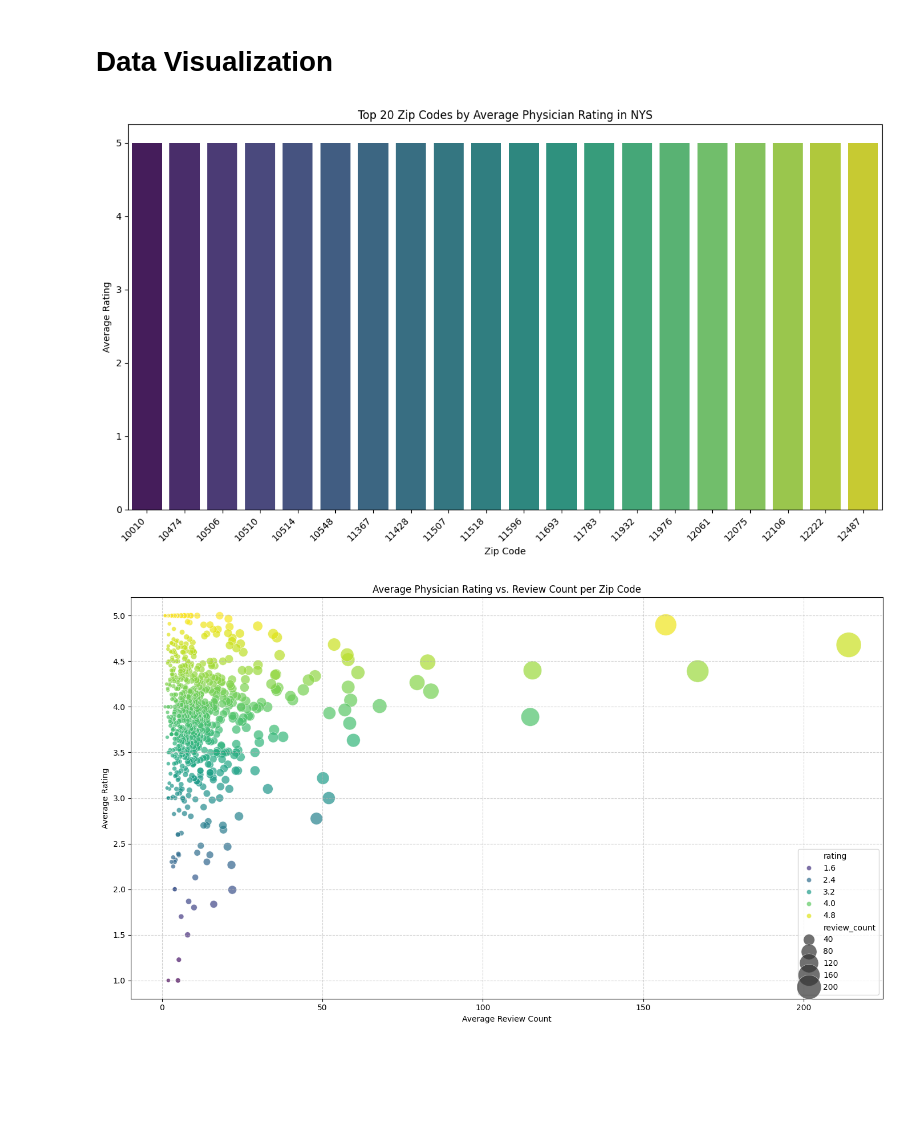
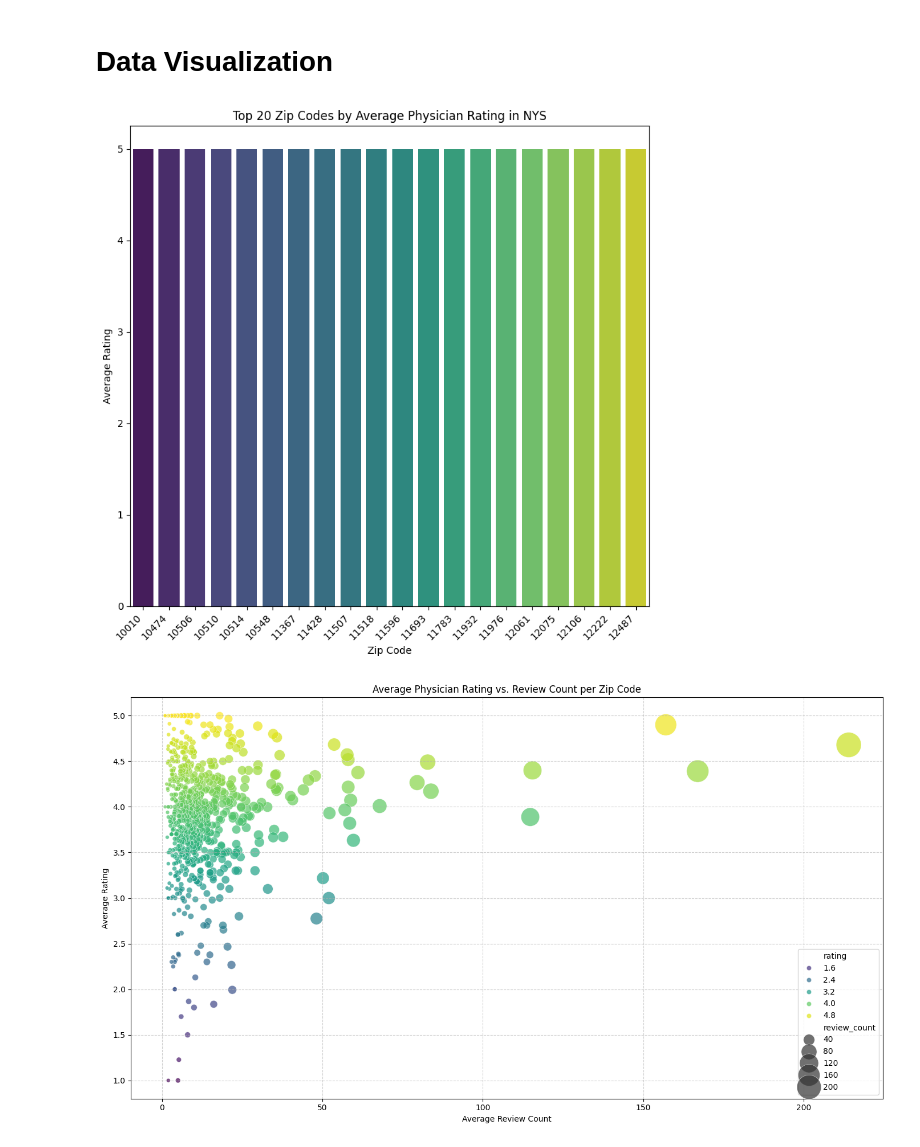
Before and after one commit to JerrodW1/CIS9650-Term-Project-Starter, a Jupyter notebook: Group_14_Term_Project_02.ipynb, the cells around one changed output. Saved outputs shown, nothing was run; the diff lists cells and outputs as text; code cells hidden in the pictures; blank space fills up the shorter version.

```diff
--- a/Group_14_Term_Project_02.ipynb
+++ b/Group_14_Term_Project_02.ipynb
@@ -446,23 +378,23 @@ dtype: int64
 # %%
 
 
 # Ensure 'rating' column is numeric, coercing errors to NaN
 df_ny['rating'] = pd.to_numeric(df_ny['rating'], errors='coerce')
 
 # Group by zip code and calculate the mean rating, then sort and get the top 20
 top_20_zip_codes_by_rating = df_ny.groupby('zip_code')['rating'].mean().nlargest(20).sort_values(ascending=False)
 
 # Create a bar chart
-plt.figure(figsize=(12, 7))
+plt.figure(figsize=(8, 8))
 sns.barplot(x=top_20_zip_codes_by_rating.index.astype(str), y=top_20_zip_codes_by_rating.values, hue=top_20_zip_codes_by_rating.index.astype(str), palette='viridis', legend=False)
 plt.title('Top 20 Zip Codes by Average Physician Rating in NYS')
 plt.xlabel('Zip Code')
 plt.ylabel('Average Rating')
 plt.xticks(rotation=45, ha='right')
 plt.tight_layout()
 plt.show()
 # %% [output]
-[figure, old version]
+[figure, new version]
 # %%
 
 
```
Also changed, not shown: parts of 8 cells of this notebook.
